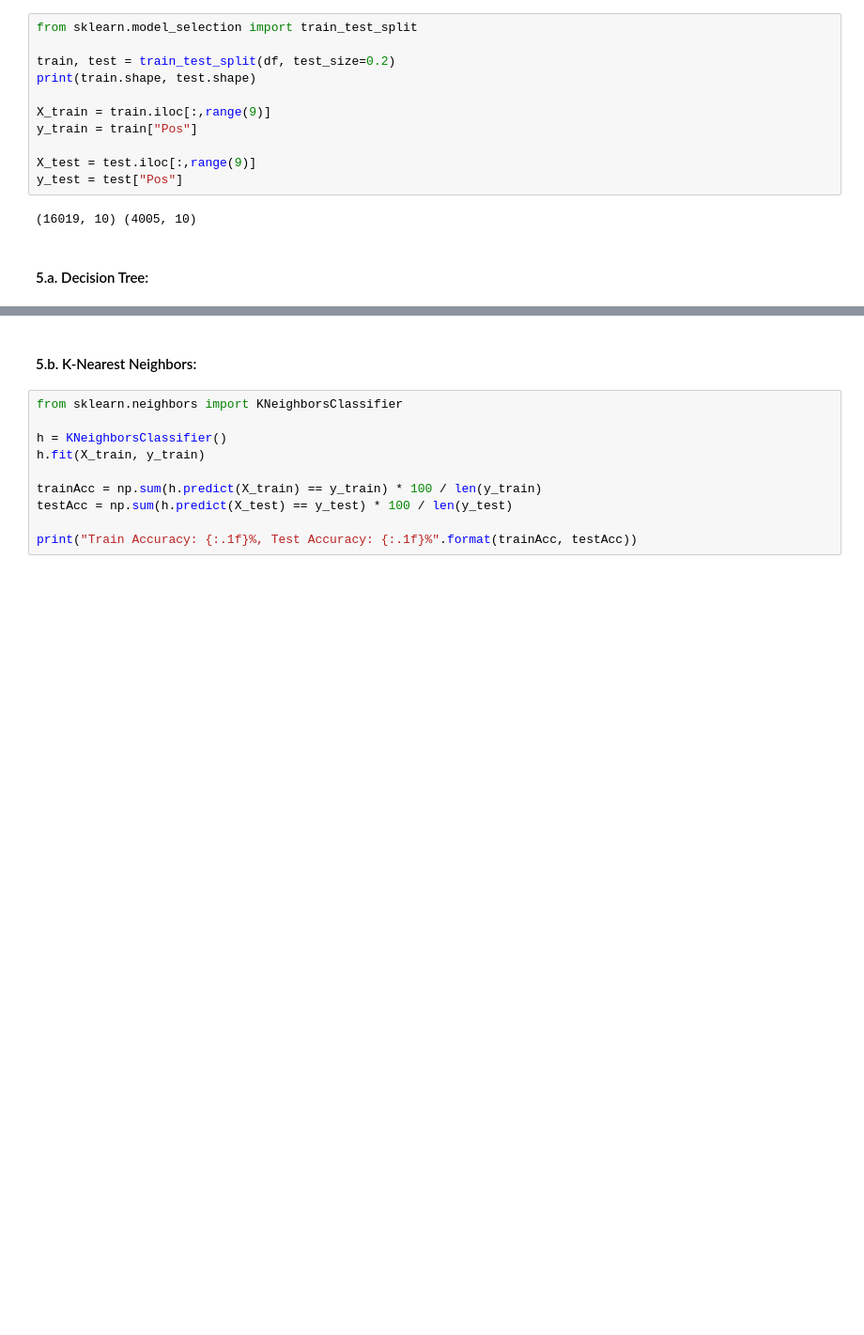
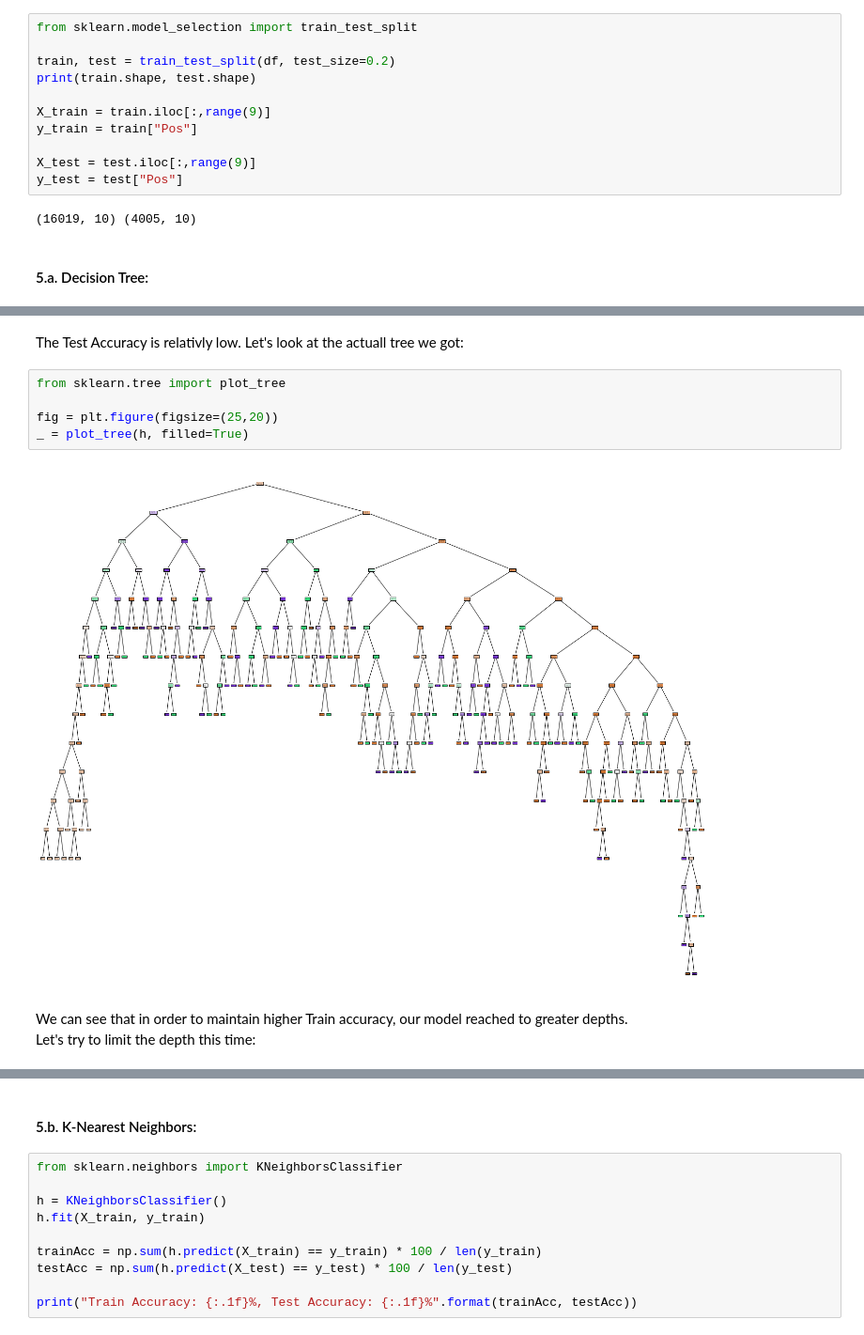
Before and after one commit to oradbarel/Fall-Prevention, a Jupyter notebook: Fall_Prevention.ipynb, the cells around one changed output, grey strips where cells are left out. Shown: that part at 94% size. Saved outputs shown, nothing was run; the diff lists cells and outputs as text; blank space fills up the shorter version.

```diff
--- a/Fall_Prevention.ipynb
+++ b/Fall_Prevention.ipynb
@@ -326,0 +348,13 @@ Train Accuracy: 99.5%, Test Accuracy: 98.4%
+# %% [markdown]
+The Test Accuracy is relativly low.
+Let's look at the actuall tree we got:
+# %%
+from sklearn.tree import plot_tree
+
+fig = plt.figure(figsize=(25,20))
+_ = plot_tree(h, filled=True)
+# %% [output]
+[figure, added]
+# %% [markdown]
+We can see that in order to maintain higher Train accuracy, our model reached to greater depths. <br>
+Let's try to limit the depth this time:
```
Also changed, not shown: parts of 17 cells of this notebook.
